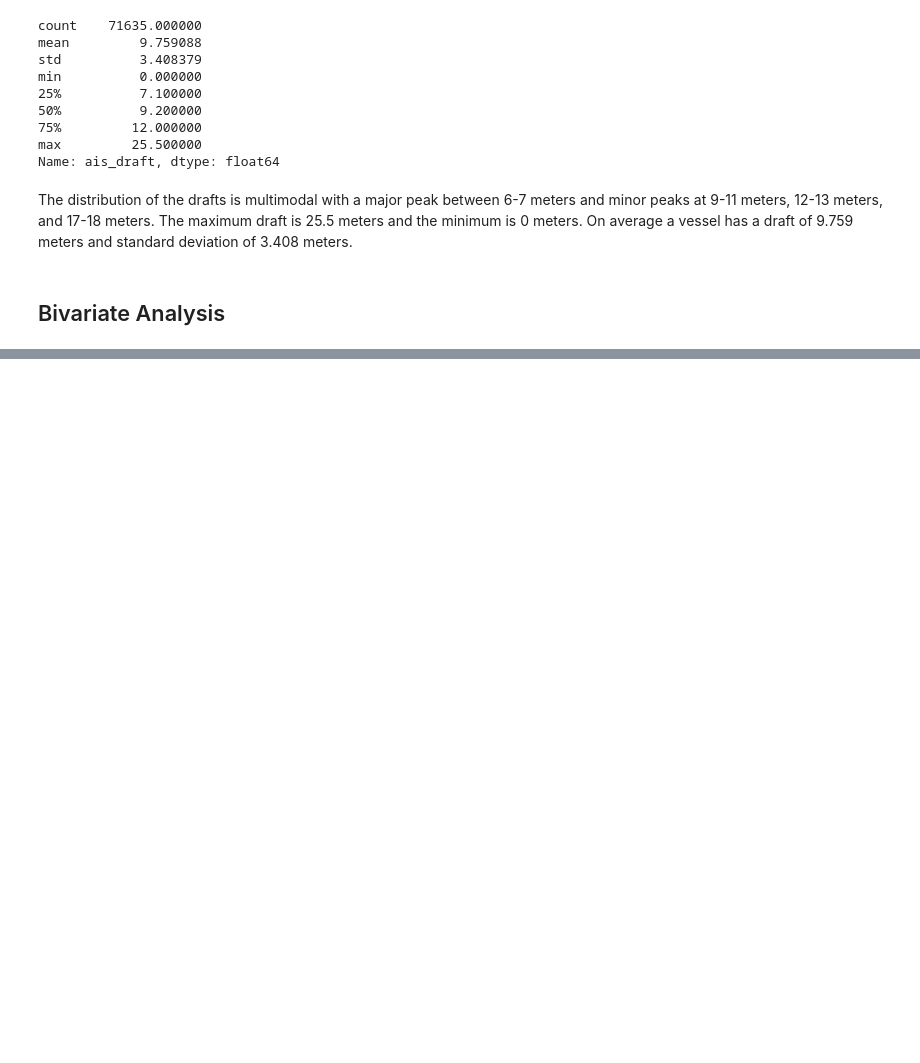
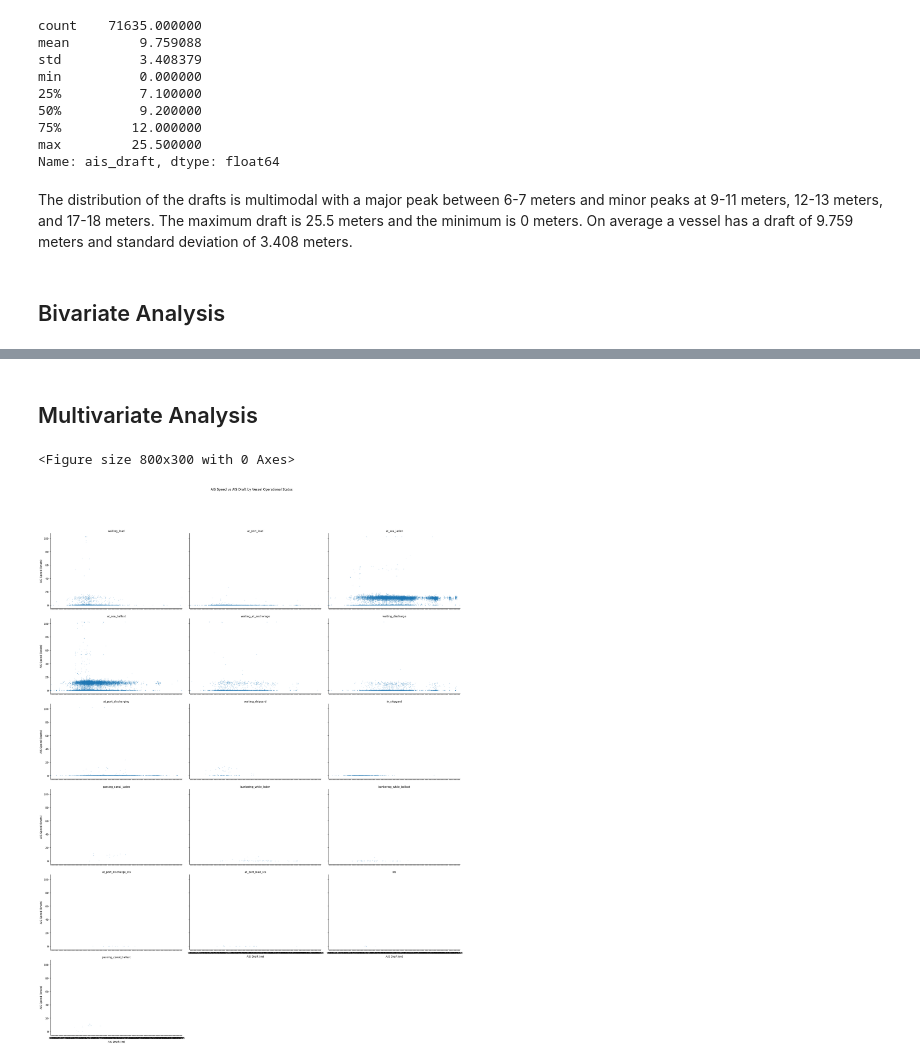
Before and after one commit to Mustafashraf/vessel_test, a Jupyter notebook: vessel_test.ipynb, the cells around one changed output, grey strips where cells are left out. Drawn from its saved outputs; the diff is of its cells as text; code cells hidden in the pictures; blank space fills up the shorter version.

```diff
--- a/vessel_test.ipynb
+++ b/vessel_test.ipynb
@@ -143,0 +148,26 @@ There is a significant distribution between the drafts of the two vessel draft s
+# %% [markdown]
+## Multivariate Analysis
+# %%
+plt.figure(figsize=(8, 3))
+g = sns.catplot(
+    data=vessel_positions_df,
+    x='ais_draft',
+    y='ais_speed',
+    col='vessel_operational_status',
+    kind='strip',
+    col_wrap=3,
+    height=5,        # taller facets
+    aspect=1.5,      # wider facets (width = height × aspect)
+    s=2,
+    alpha=0.6
+)
+
+# Adjust axis labels and titles
+g.set_axis_labels("AIS Draft (m)", "AIS Speed (knots)")
+g.set_titles("{col_name}")
+plt.subplots_adjust(top=0.9)
+g.fig.suptitle("AIS Speed vs AIS Draft by Vessel Operational Status")
+plt.show()
+# %% [output]
+<Figure size 800x300 with 0 Axes>
+[figure, added]
```
Also changed, not shown: parts of 12 cells of this notebook.
